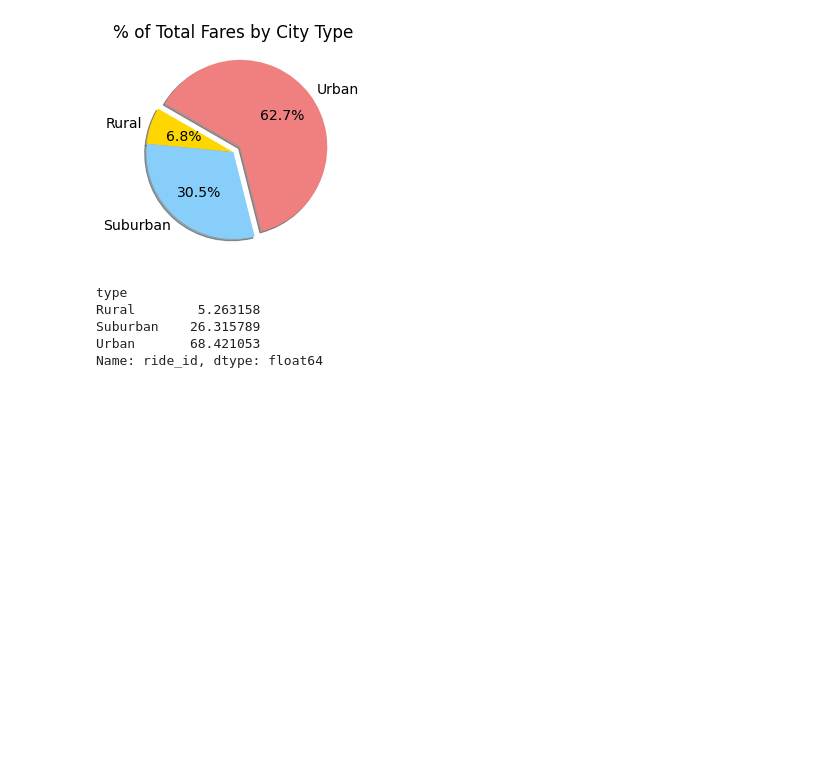
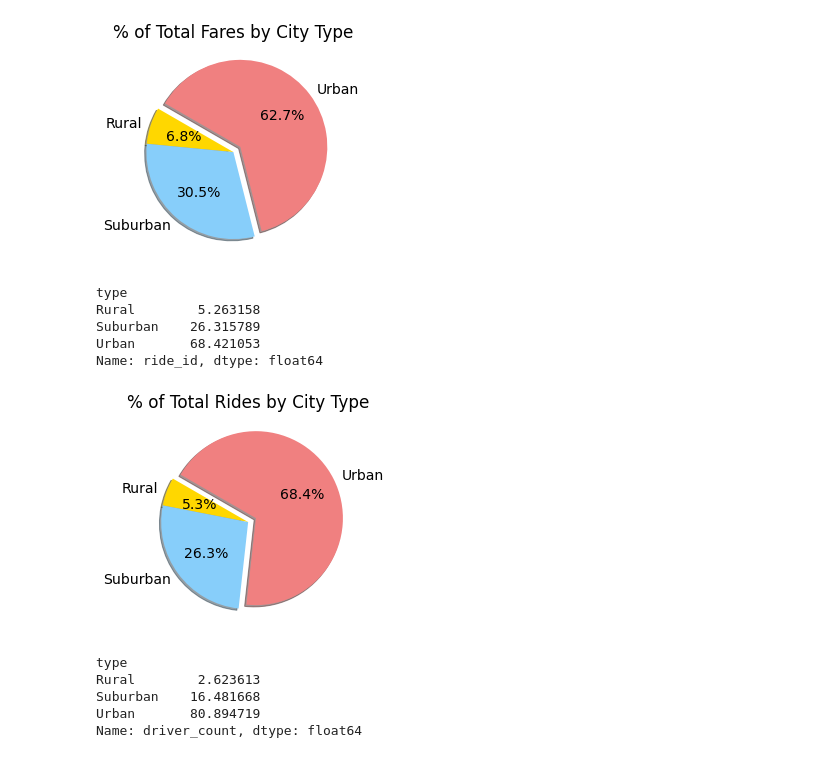
Before and after one commit to Sugeepixie/PyBer_Analysis, a Jupyter notebook: PyBer.ipynb, the cells around one changed output. Saved outputs shown, nothing was run; the diff lists cells and outputs as text; code cells hidden in the pictures; blank space fills up the shorter version.

Commit message:
adding pie chart by driver percentage

```diff
--- a/PyBer.ipynb
+++ b/PyBer.ipynb
@@ -859,19 +859,31 @@ Name: ride_id, dtype: float64
 # %%
 # Build the percentage of rides by city type pie chart.
 import matplotlib as mpl
 plt.pie(ride_percents,
     labels=["Rural", "Suburban", "Urban"],
     colors=["gold", "lightskyblue", "lightcoral"],
     explode=[0, 0, 0.1],
     autopct='%1.1f%%',
     shadow=True, startangle=150)
-plt.title("% of Total Fares by City Type")
+plt.title("% of Total Rides by City Type")
 
 # Change the default font size from 10 to 14
 mpl.rcParams['font.size'] = 14
 
 # Save Figure
-plt.savefig("analysis/Fig5.png")
+plt.savefig("analysis/Fig6.png")
 
 # Show Figure
 plt.show()
+# %% [output]
+[figure, added]
+# %%
+# Calculate the percentage of drivers for each city type
+driver_percents = city_data_df.groupby(["type"]).sum()["driver_count"]/ city_data_df["driver_count"].sum() *100
+driver_percents
+# %% [output]
+type
+Rural        2.623613
+Suburban    16.481668
+Urban       80.894719
+Name: driver_count, dtype: float64
```
Also changed, not shown: parts of 1 cell of this notebook, 1 other file.
